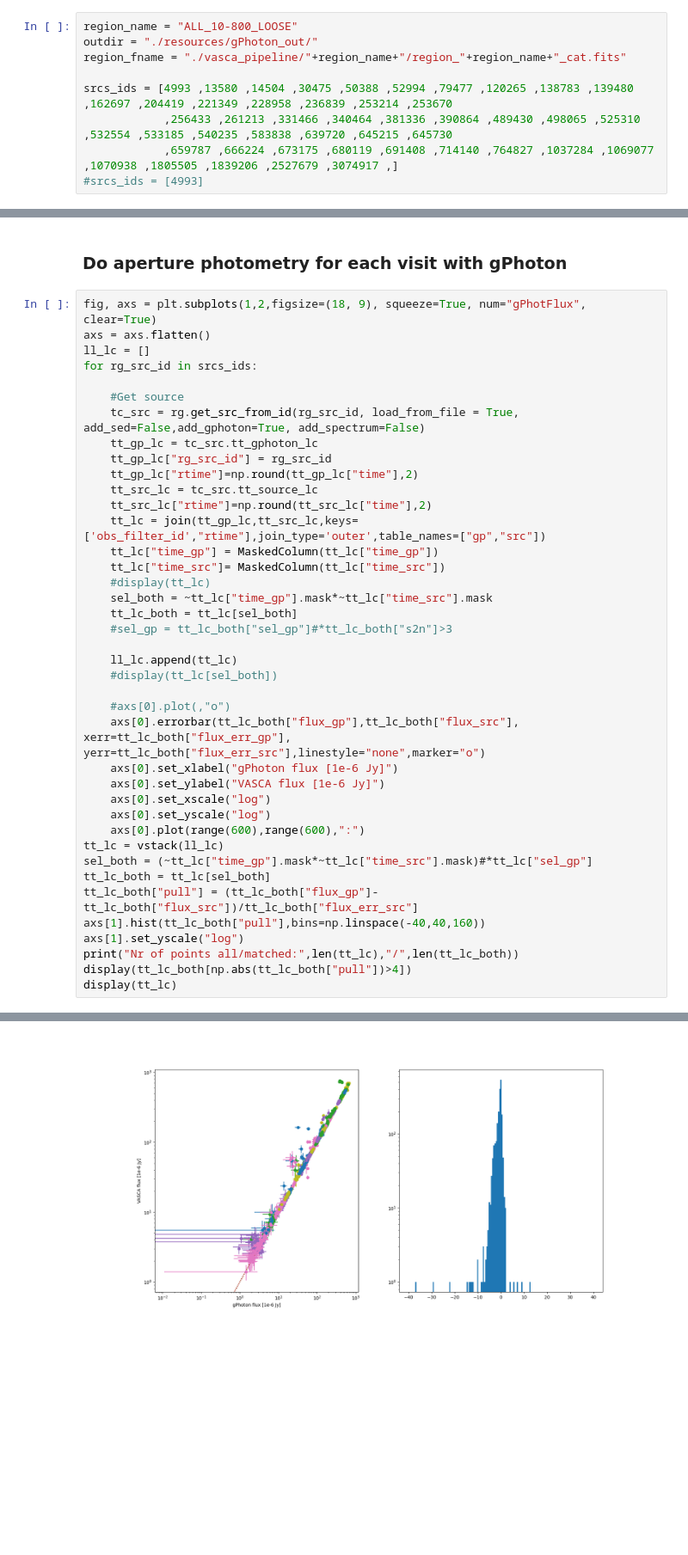
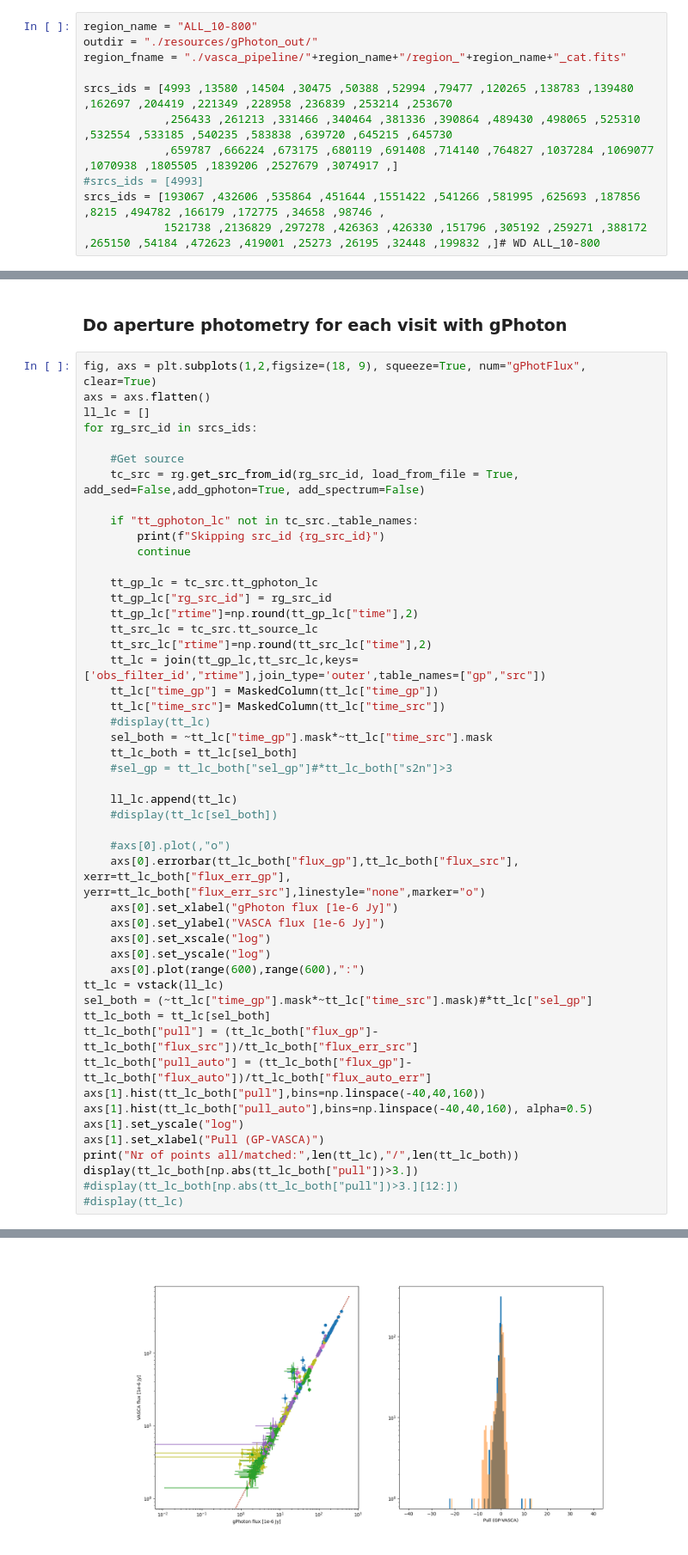
Before and after one commit to rbuehler/vasca, a Jupyter notebook: vasca/examples/inspect_gPhoton.ipynb, the cells around one changed output, grey strips where cells are left out. Shown at 86% size. Drawn from its saved outputs; the diff is of its cells as text; blank space fills up the shorter version.

Commit message:
Continue invesigation of gPhoton discrepancy
Former-commit-id: 3c5d5bd83f585e7aacc8c02a87050181a0258b52

```diff
--- a/vasca/examples/inspect_gPhoton.ipynb
+++ b/vasca/examples/inspect_gPhoton.ipynb
@@ -2,7 +2,7 @@
 # Notebook to compare results to gPhoton
 Setup your source parameter and setting in the cell below.
 # %%
-region_name = "ALL_10-800_LOOSE"
+region_name = "ALL_10-800"
 outdir = "./resources/gPhoton_out/"
 region_fname = "./vasca_pipeline/"+region_name+"/region_"+region_name+"_cat.fits"
 
@@ -10,6 +10,8 @@ srcs_ids = [4993 ,13580 ,14504 ,30475 ,50388 ,52994 ,79477 ,120265 ,138783 ,1394
             ,256433 ,261213 ,331466 ,340464 ,381336 ,390864 ,489430 ,498065 ,525310 ,532554 ,533185 ,540235 ,583838 ,639720 ,645215 ,645730
             ,659787 ,666224 ,673175 ,680119 ,691408 ,714140 ,764827 ,1037284 ,1069077 ,1070938 ,1805505 ,1839206 ,2527679 ,3074917 ,]
 #srcs_ids = [4993]
+srcs_ids = [193067 ,432606 ,535864 ,451644 ,1551422 ,541266 ,581995 ,625693 ,187856 ,8215 ,494782 ,166179 ,172775 ,34658 ,98746 ,
+            1521738 ,2136829 ,297278 ,426363 ,426330 ,151796 ,305192 ,259271 ,388172 ,265150 ,54184 ,472623 ,419001 ,25273 ,26195 ,32448 ,199832 ,]# WD ALL_10-800
 # %%
 %matplotlib widget
 import ipywidgets as widgets
@@ -50,6 +52,11 @@ for rg_src_id in srcs_ids:
 
     #Get source
     tc_src = rg.get_src_from_id(rg_src_id, load_from_file = True, add_sed=False,add_gphoton=True, add_spectrum=False)
+
+    if "tt_gphoton_lc" not in tc_src._table_names:
+        print(f"Skipping src_id {rg_src_id}")
+        continue
+
     tt_gp_lc = tc_src.tt_gphoton_lc
     tt_gp_lc["rg_src_id"] = rg_src_id
     tt_gp_lc["rtime"]=np.round(tt_gp_lc["time"],2)
@@ -77,9 +84,13 @@ tt_lc = vstack(ll_lc)
 sel_both = (~tt_lc["time_gp"].mask*~tt_lc["time_src"].mask)#*tt_lc["sel_gp"]
 tt_lc_both = tt_lc[sel_both]
 tt_lc_both["pull"] = (tt_lc_both["flux_gp"]-tt_lc_both["flux_src"])/tt_lc_both["flux_err_src"]
+tt_lc_both["pull_auto"] = (tt_lc_both["flux_gp"]-tt_lc_both["flux_auto"])/tt_lc_both["flux_auto_err"]
 axs[1].hist(tt_lc_both["pull"],bins=np.linspace(-40,40,160))
+axs[1].hist(tt_lc_both["pull_auto"],bins=np.linspace(-40,40,160), alpha=0.5)
 axs[1].set_yscale("log")
+axs[1].set_xlabel("Pull (GP-VASCA)")
 print("Nr of points all/matched:",len(tt_lc),"/",len(tt_lc_both))
-display(tt_lc_both[np.abs(tt_lc_both["pull"])>4])
-display(tt_lc)
+display(tt_lc_both[np.abs(tt_lc_both["pull"])>3.])
+#display(tt_lc_both[np.abs(tt_lc_both["pull"])>3.][12:])
+#display(tt_lc)
 # %% [output]
@@ -121 +125 @@ Table length=3712
-[figure, old version]
+[figure, new version]
```
Also changed, not shown: parts of 4 cells of this notebook, 3 other files.
